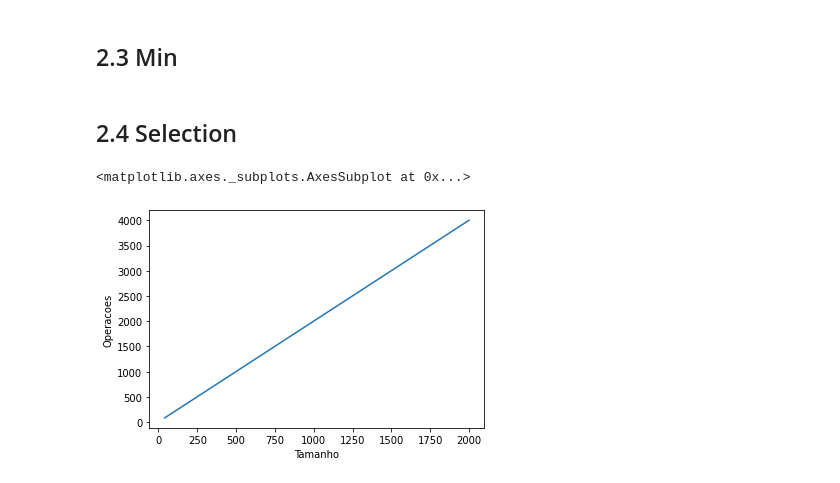
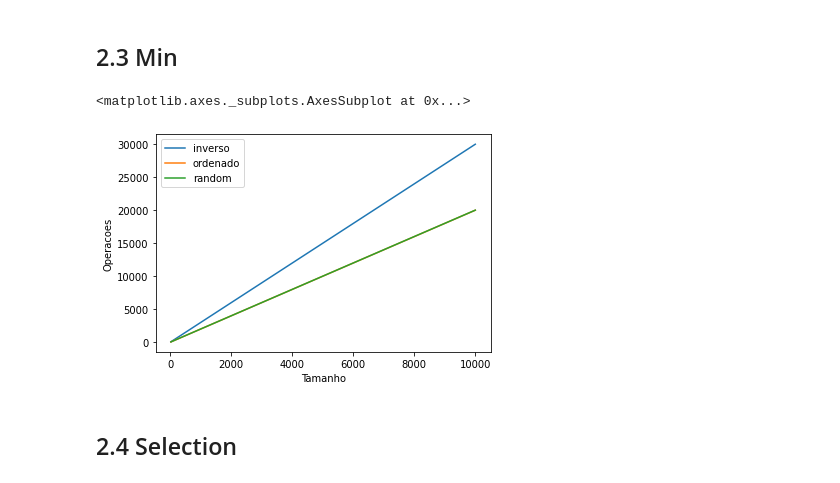
Before and after one commit to GuilhermeRuy97/PAA, a Jupyter notebook: PAA_Trab1.ipynb, the cells around one changed output. Drawn from its saved outputs; the diff is of its cells as text; code cells hidden in the pictures.

```diff
--- a/PAA_Trab1.ipynb
+++ b/PAA_Trab1.ipynb
@@ -35,0 +145,7 @@ random
+# %%
+# Min Inverso
+
+min_inverso = pd.read_csv( url_min_inverso )
+
+min_inverso.columns = ( ['Tamanho', 'Operacoes'] )
+min_inverso.head(7)
@@ -35,0 +161,7 @@ random
+# %%
+# Min Ordenado
+
+min_ordenado = pd.read_csv( url_min_ordenado )
+
+min_ordenado.columns = ( ['Tamanho', 'Operacoes'] )
+min_ordenado.head(7)
@@ -35,0 +177,7 @@ random
+# %%
+# Min Random
+
+min_random = pd.read_csv( url_min_random )
+
+min_random.columns = ( ['Tamanho', 'Operacoes'] )
+min_random.head(7)
@@ -84,11 +275,13 @@ pior_caso
 # %% [markdown]
 ## 2.3 Min
+# %%
+#Plot dos 3 gráficos
+
+sns.lineplot( data = min_inverso, x = 'Tamanho', y = 'Operacoes', label = "inverso" )
+sns.lineplot( data = min_ordenado, x = 'Tamanho', y = 'Operacoes', label = "ordenado" )
+sns.lineplot( data = min_random, x = 'Tamanho', y = 'Operacoes', label = "random" )
+# %% [output]
+<matplotlib.axes._subplots.AxesSubplot at 0x...>
+[figure, added]
 # %% [markdown]
 ## 2.4 Selection
-# %%
-#Melhor caso ( 3n + 2 )
-
-sns.lineplot( data = melhor_caso, x = 'Tamanho', y = 'Operacoes' )
-# %% [output]
-<matplotlib.axes._subplots.AxesSubplot at 0x...>
-[figure, removed]
```
Also changed, not shown: parts of 24 cells of this notebook.
